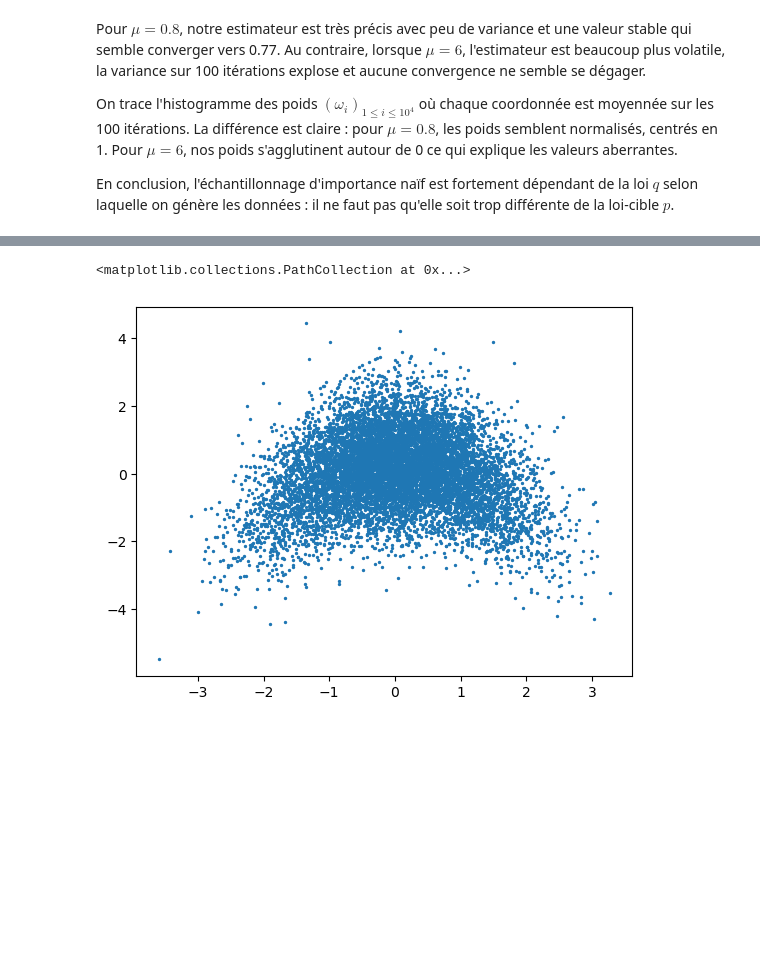
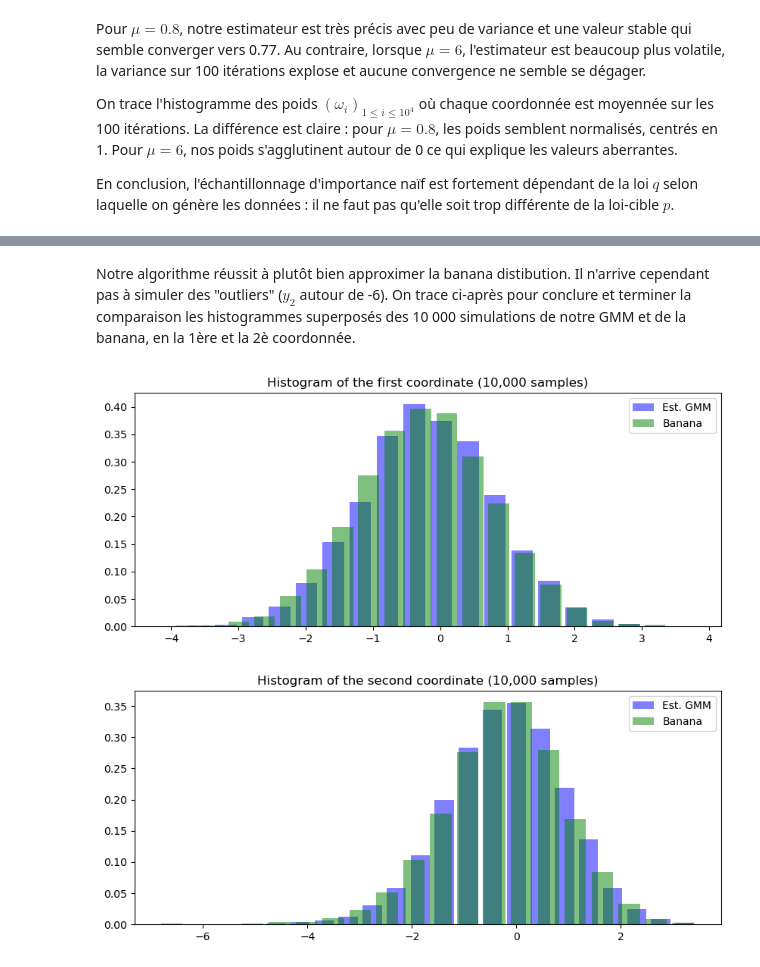
Before and after one commit to meilame-tayebjee/Comp_Stats_Lab, a Jupyter notebook: TD2/TD2.ipynb, the cells around one changed output, grey strips where cells are left out. Cells and saved outputs as stored; diff of their text form; code cells hidden in the pictures; blank space fills up the shorter version.

```diff
--- a/TD2/TD2.ipynb
+++ b/TD2/TD2.ipynb
@@ -737,7 +793,18 @@ plt.scatter(X[:,0], X[:,1], s = 2)
-# %%
-X,_ = generateGMM(alpha, mu, Sigma, n)
-X = np.array(X)
-plt.scatter(X[:,0], X[:,1], s = 2)
-# %% [output]
-<matplotlib.collections.PathCollection at 0x...>
-[figure, removed]
+# %% [markdown]
+Notre algorithme réussit à plutôt bien approximer la banana distibution. Il n'arrive cependant pas à simuler des "outliers" ($y_2$ autour de -6). On trace ci-après pour conclure et terminer la comparaison les histogrammes superposés des 10 000 simulations de notre GMM et de la banana, en la 1ère et la 2è coordonnée.
+# %%
+plt.figure(figsize=(10, 4))
+plt.title("Histogram of the first coordinate (10,000 samples)")
+plt.hist(X[:,0], density = True, bins = 20, rwidth = 0.8, align = 'left', alpha = 0.5, color = 'b', label = "Est. GMM")
+plt.hist(Y[:,0], density = True, bins = 20, rwidth = 0.8, align = 'left', alpha = 0.5, color = 'g', label = "Banana")
+plt.legend()
+plt.show()
+plt.figure(figsize=(10, 4))
+plt.hist(X[:,1], density = True, bins = 20, rwidth = 0.8, align = 'left', alpha = 0.5, color = 'b', label = "Est. GMM")
+plt.hist(Y[:,1], density = True, bins = 20, rwidth = 0.8, align = 'left', alpha = 0.5, color = 'g', label = "Banana")
+plt.title("Histogram of the second coordinate (10,000 samples)")
+plt.legend()
+plt.show()
+# %% [output]
+[figure, added]
+[figure, added]
```
Also changed, not shown: parts of 10 cells of this notebook.
